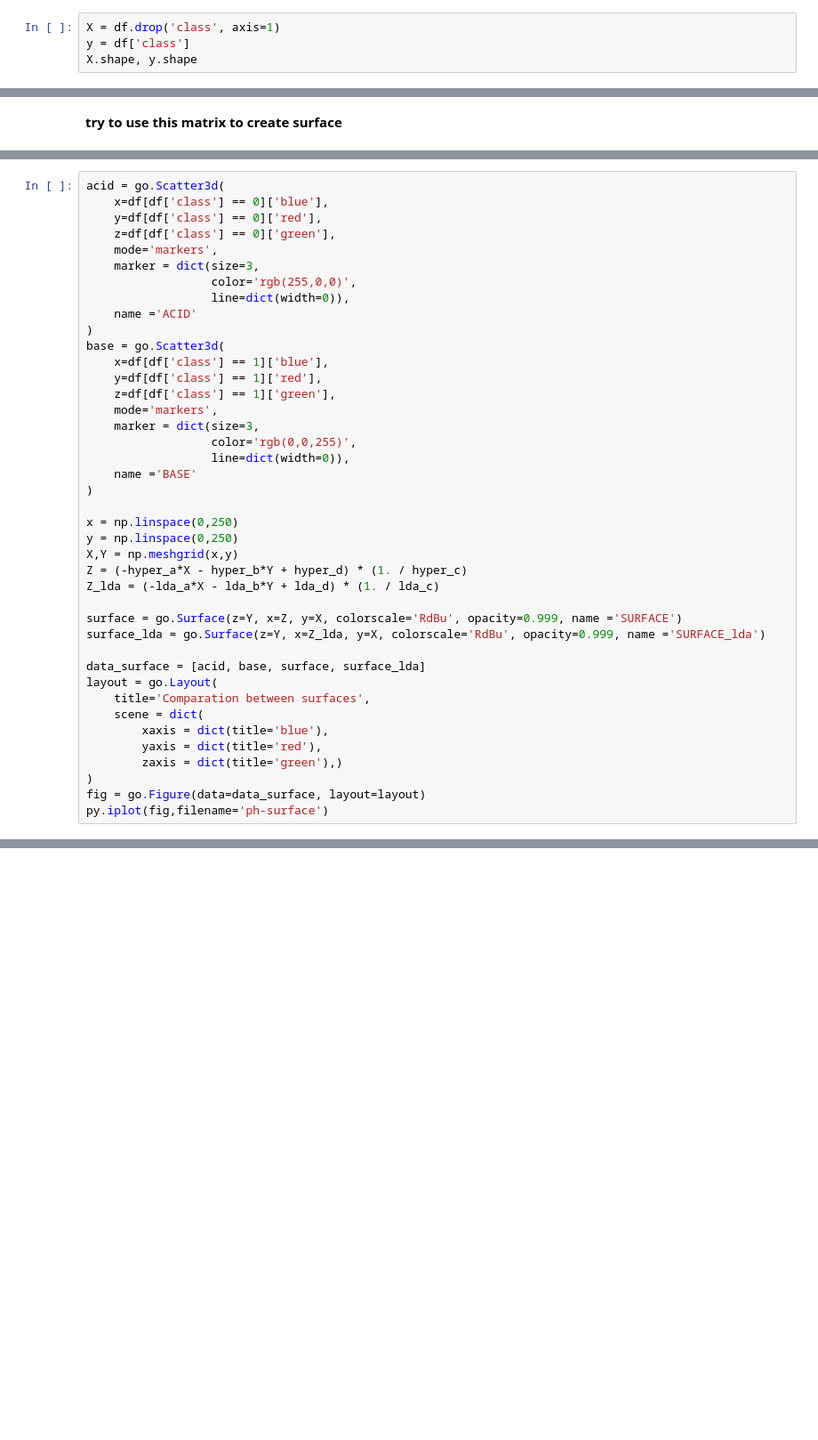
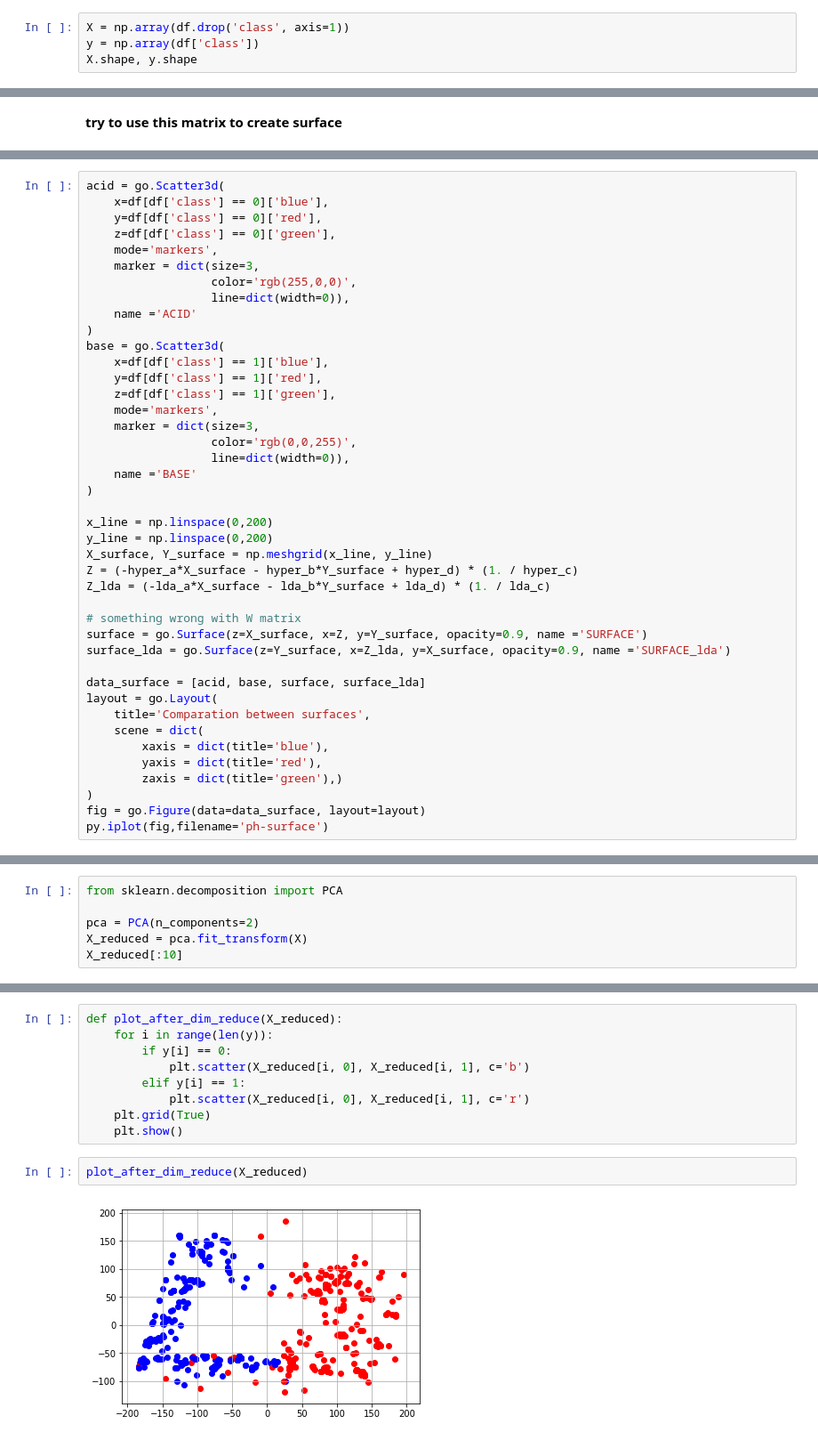
Before and after one commit to robertjankowski/ph-recognition, a Jupyter notebook: binary_classification.ipynb, the cells around one changed output, grey strips where cells are left out. Shown at 89% size. Saved outputs shown, nothing was run; the diff lists cells and outputs as text; blank space fills up the shorter version.

```diff
--- a/binary_classification.ipynb
+++ b/binary_classification.ipynb
@@ -344,7 +345,7 @@ plt.show()
 # %% [markdown]
 ## Split data
 # %%
-X = df.drop('class', axis=1)
-y = df['class']
+X = np.array(df.drop('class', axis=1))
+y = np.array(df['class'])
 X.shape, y.shape
 # %% [output]
@@ -398,14 +399,15 @@ base = go.Scatter3d(
     name ='BASE'
 )
 
-x = np.linspace(0,250)
-y = np.linspace(0,250)
-X,Y = np.meshgrid(x,y)
-Z = (-hyper_a*X - hyper_b*Y + hyper_d) * (1. / hyper_c)
-Z_lda = (-lda_a*X - lda_b*Y + lda_d) * (1. / lda_c)
+x_line = np.linspace(0,200)
+y_line = np.linspace(0,200)
+X_surface, Y_surface = np.meshgrid(x_line, y_line)
+Z = (-hyper_a*X_surface - hyper_b*Y_surface + hyper_d) * (1. / hyper_c)
+Z_lda = (-lda_a*X_surface - lda_b*Y_surface + lda_d) * (1. / lda_c)
 
-surface = go.Surface(z=Y, x=Z, y=X, colorscale='RdBu', opacity=0.999, name ='SURFACE')
-surface_lda = go.Surface(z=Y, x=Z_lda, y=X, colorscale='RdBu', opacity=0.999, name ='SURFACE_lda')
+# something wrong with W matrix
+surface = go.Surface(z=X_surface, x=Z, y=Y_surface, opacity=0.9, name ='SURFACE')
+surface_lda = go.Surface(z=Y_surface, x=Z_lda, y=X_surface, opacity=0.9, name ='SURFACE_lda')
 
 data_surface = [acid, base, surface, surface_lda]
 layout = go.Layout(
@@ -425,0 +432,6 @@ array([[2.94392351e-07, 9.99999706e-01]])
+# %%
+from sklearn.decomposition import PCA
+
+pca = PCA(n_components=2)
+X_reduced = pca.fit_transform(X)
+X_reduced[:10]
@@ -425,0 +459,13 @@ array([[2.94392351e-07, 9.99999706e-01]])
+# %%
+def plot_after_dim_reduce(X_reduced):
+    for i in range(len(y)):
+        if y[i] == 0:
+            plt.scatter(X_reduced[i, 0], X_reduced[i, 1], c='b')
+        elif y[i] == 1:
+            plt.scatter(X_reduced[i, 0], X_reduced[i, 1], c='r')
+    plt.grid(True)
+    plt.show()
+# %%
+plot_after_dim_reduce(X_reduced)
+# %% [output]
+[figure, added]
```
Also changed, not shown: parts of 51 cells of this notebook.
